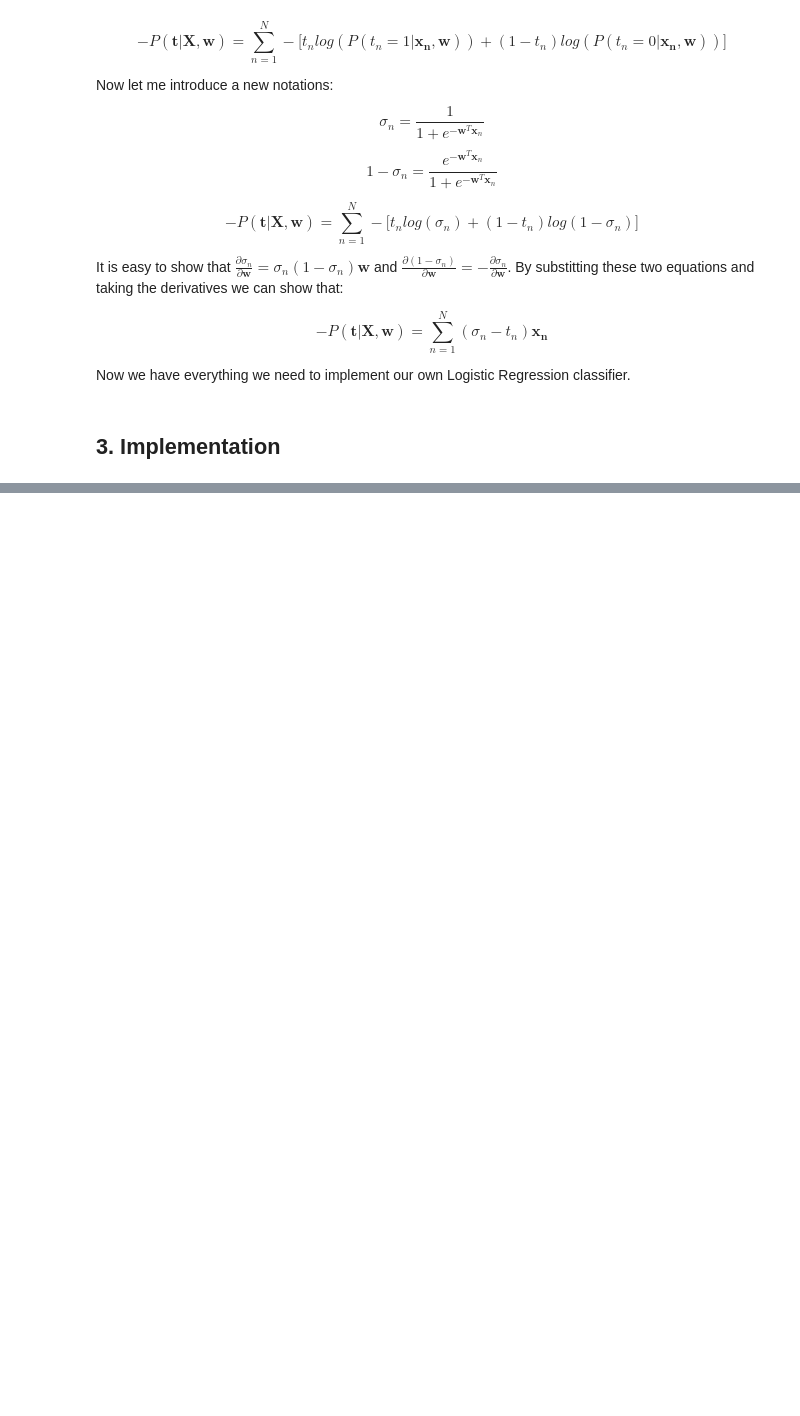
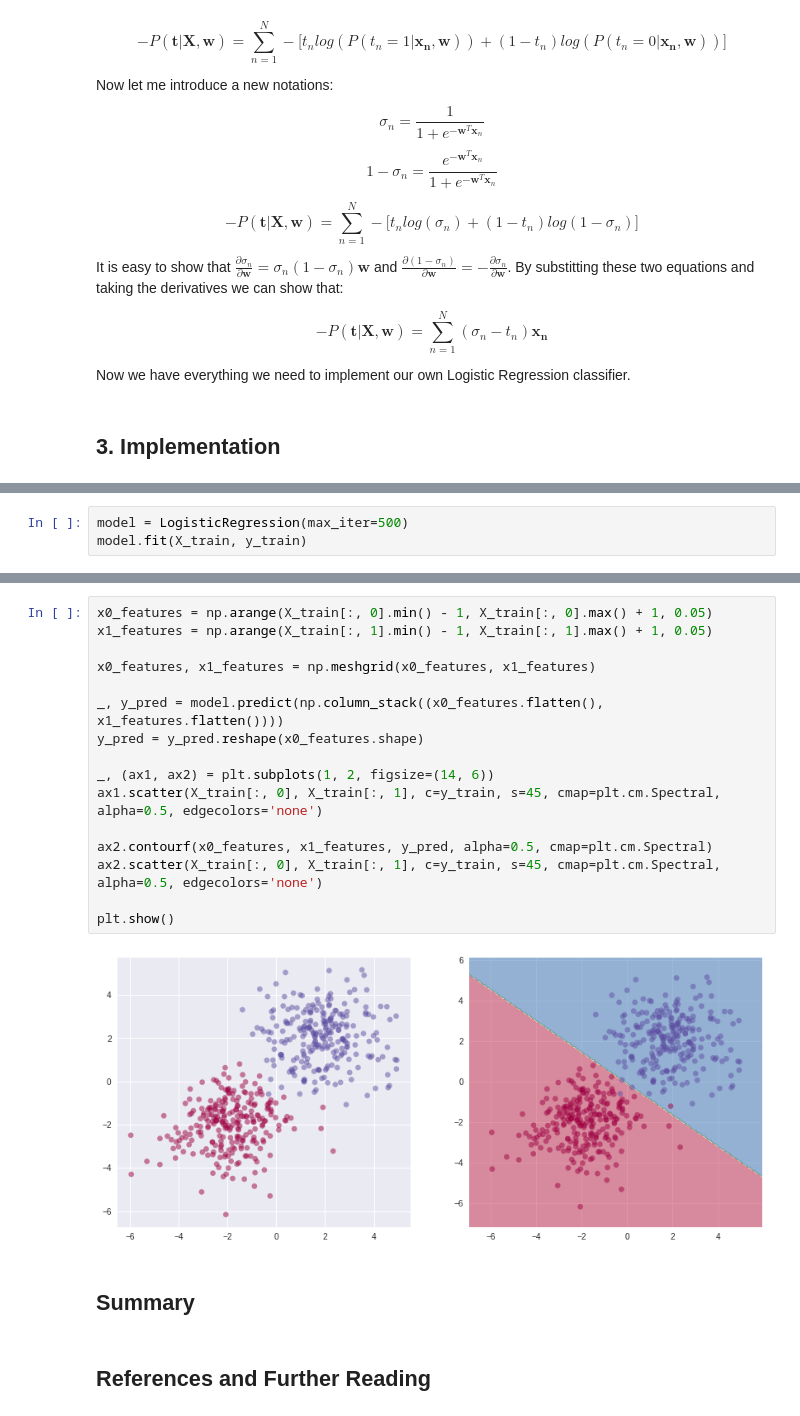
Before and after one commit to upul/Machine-Learning-Algorithms-From-Scratch, a Jupyter notebook: supervised/classification/Logistic_Regression.ipynb, the cells around one changed output, grey strips where cells are left out. Drawn from its saved outputs; the diff is of its cells as text; blank space fills up the shorter version.

Commit message:
initial version of the logistic regression

```diff
--- a/supervised/classification/Logistic_Regression.ipynb
+++ b/supervised/classification/Logistic_Regression.ipynb
@@ -100,0 +138,3 @@ class LigisticRegression:
+# %%
+model = LogisticRegression(max_iter=500)
+model.fit(X_train, y_train)
@@ -100,0 +159,22 @@ class LigisticRegression:
+# %%
+x0_features = np.arange(X_train[:, 0].min() - 1, X_train[:, 0].max() + 1, 0.05)
+x1_features = np.arange(X_train[:, 1].min() - 1, X_train[:, 1].max() + 1, 0.05)
+
+x0_features, x1_features = np.meshgrid(x0_features, x1_features)
+
+_, y_pred = model.predict(np.column_stack((x0_features.flatten(), x1_features.flatten())))
+y_pred = y_pred.reshape(x0_features.shape)
+
+_, (ax1, ax2) = plt.subplots(1, 2, figsize=(14, 6))
+ax1.scatter(X_train[:, 0], X_train[:, 1], c=y_train, s=45, cmap=plt.cm.Spectral, alpha=0.5, edgecolors='none')
+
+ax2.contourf(x0_features, x1_features, y_pred, alpha=0.5, cmap=plt.cm.Spectral)
+ax2.scatter(X_train[:, 0], X_train[:, 1], c=y_train, s=45, cmap=plt.cm.Spectral, alpha=0.5, edgecolors='none')
+
+plt.show()
+# %% [output]
+[figure, added]
+# %% [markdown]
+## Summary
+# %% [markdown]
+## References and Further Reading
```
Also changed, not shown: parts of 3 cells of this notebook.
